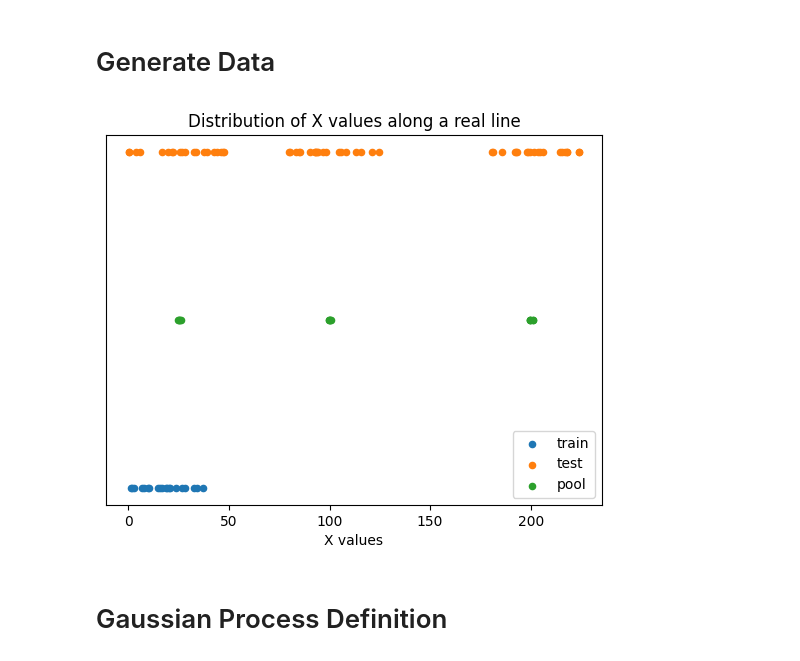
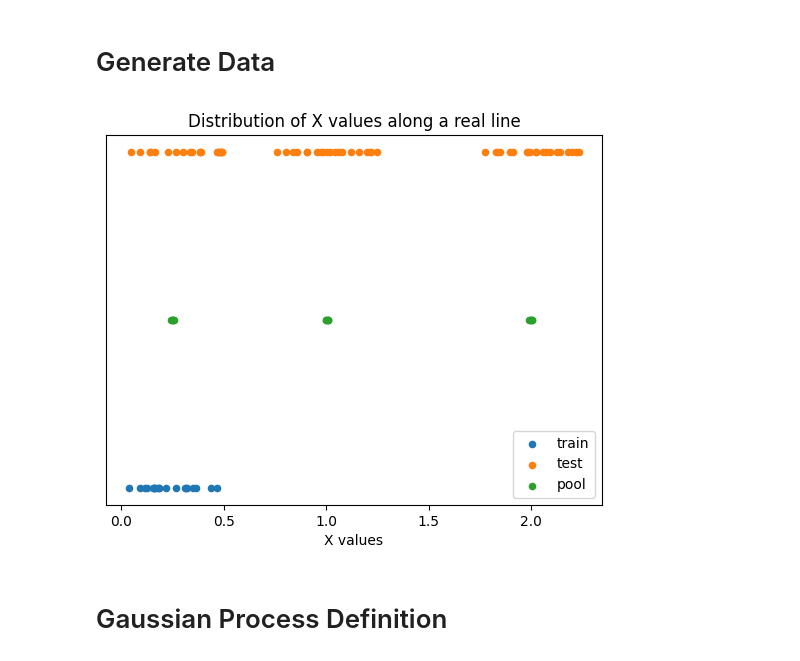
Before and after one commit to namkoong-lab/Adptive-Labeling, a Jupyter notebook: src/notebooks/check_ENN_vs_GP/Change GP to ENN.ipynb, the cells around one changed output. Drawn from its saved outputs; the diff is of its cells as text; code cells hidden in the pictures.

```diff
--- a/src/notebooks/check_ENN_vs_GP/Change GP to ENN.ipynb
+++ b/src/notebooks/check_ENN_vs_GP/Change GP to ENN.ipynb
@@ -37,42 +37,42 @@ num_test_samples = 20
 
 input_dim = 1
 
-init_train_x = torch.rand((num_init_train_samples, input_dim))*50.0
+init_train_x = torch.rand((num_init_train_samples, input_dim))*50.0/100.0
 
-test_x_1 = torch.rand((num_test_samples, input_dim))*50.0
-test_x_2 = 75.0 + torch.rand((num_test_samples, input_dim))*50.0
-test_x_3 = 175.0 + torch.rand((num_test_samples, input_dim))*50.0
+test_x_1 = torch.rand((num_test_samples, input_dim))*50.0/100.0
+test_x_2 = 75.0/100.0 + torch.rand((num_test_samples, input_dim))*50.0/100.0
+test_x_3 = 175.0/100.0 + torch.rand((num_test_samples, input_dim))*50.0/100.0
 
 test_x = torch.cat([test_x_1,test_x_2,test_x_3])
 
-pool_x_1 = 24 + torch.rand((num_pool_samples, input_dim))*2
-pool_x_2 = 99 + torch.rand((num_pool_samples, input_dim))*2
-pool_x_3 = 199 + torch.rand((num_pool_samples, input_dim))*2
+pool_x_1 = 24/100.0 + torch.rand((num_pool_samples, input_dim))*2/100.0
+pool_x_2 = 99/100.0 + torch.rand((num_pool_samples, input_dim))*2/100.0
+pool_x_3 = 199/100.0 + torch.rand((num_pool_samples, input_dim))*2/100.0
 
 pool_x = torch.cat([pool_x_1,pool_x_2,pool_x_3])
 
 x = torch.cat([init_train_x,test_x,pool_x])
 y = torch.zeros(num_init_train_samples+3*num_pool_samples+3*num_test_samples)
 
 init_train_x_numpy = init_train_x.numpy()
 init_train_y = torch.zeros(init_train_x.size(0))
 test_x_numpy = test_x.numpy()
 test_y = torch.ones(test_x.size(0))
 pool_x_numpy = pool_x.numpy()
 pool_y = torch.empty(pool_x.size(0)).fill_(0.5)
 
 
 plt.scatter(init_train_x_numpy, init_train_y.numpy(), s=20, label='train')
 plt.scatter(test_x_numpy, test_y.numpy(), s=20, label='test')
 plt.scatter(pool_x_numpy, pool_y.numpy(), s=20, label='pool')
 
 plt.yticks([])  # Hide y-axis ticks
 plt.xlabel('X values')
 plt.legend()
 plt.title('Distribution of X values along a real line')
 plt.show()
 # %% [output]
-[figure, old version]
+[figure, new version]
 # %% [markdown]
 # Gaussian Process Definition
 # %%
```
Also changed, not shown: parts of 4 cells of this notebook, 1 other file.
